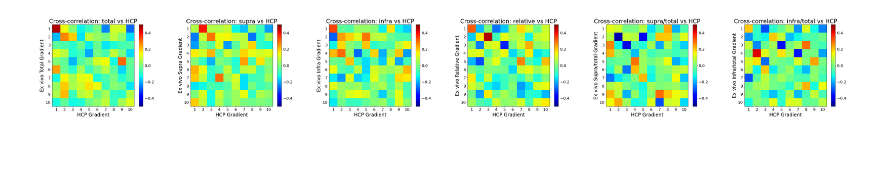
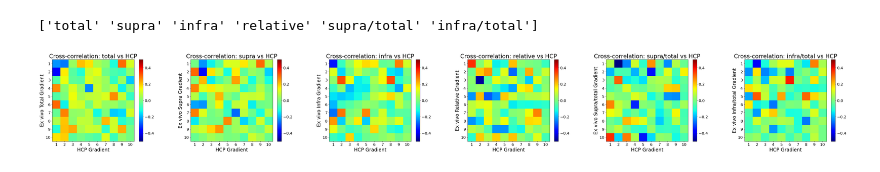
Before and after one commit to dyjung130/cortical_layer, a Jupyter notebook: jupyter-notebook/092325_cortical_gradients/run_spintest.ipynb, the cells around one changed output. Saved outputs shown, nothing was run; the diff lists cells and outputs as text; code cells hidden in the pictures.

```diff
--- a/jupyter-notebook/092325_cortical_gradients/run_spintest.ipynb
+++ b/jupyter-notebook/092325_cortical_gradients/run_spintest.ipynb
@@ -17,9 +17,10 @@ from enigmatoolbox.permutation_testing import spin_test, shuf_test
 
 hcp_save_subpath = 'HCP'
 exvivo_save_subpath = 'EXVIVO'
-hemi = 'rh'# lh or rh
-hcp_grad_file_lh = f'{hcp_save_subpath}/hcp_template_grad_{hemi}.npy'
-npz_path = f'{exvivo_save_subpath}/grad_algnd2_total_grad_{hemi}.npz'
+hemi = 'lh'# lh or rh
+G_sparsity = 0.8
+hcp_grad_file = f'{hcp_save_subpath}/hcp_template_grad_{hemi}_sparsity_0.8.npy'
+npz_path = f'{exvivo_save_subpath}/grad_algnd2_total_grad_{hemi}_sparsity_{G_sparsity}.npz'
 
 #metric_labels = ['Total', 'Supra', 'Infra','Supra/Total','Infra/Total']  # Can be any length
 bar_width = 0.12
@@ -30,31 +31,31 @@ font_size = 16
 ncomp = 3 #number of components to plot ; if not specified, all will be plotted
 
 #for spin test
-number_of_rotations = 1000
+number_of_rotations = 1
 # ---------------------------------------------------------------
 
 # Load HCP gradient maps and calculate spatial similarity
-if os.path.exists(hcp_grad_file_lh):
+if os.path.exists(hcp_grad_file):
     #load hcp data
-    hcp_tmpl_lh = np.load(hcp_grad_file_lh)#this is 32k flsr space
+    hcp_tmpl = np.load(hcp_grad_file)#this is 32k flsr space
 
     with np.load(npz_path, allow_pickle=True) as data:
         arrays = data['arrays']
         labels = data['labels']
         exvivo_grad_names = data['metrics']
-        exvivo_grads_lh = list(zip(arrays, labels, exvivo_grad_names))
+        exvivo_grads = list(zip(arrays, labels, exvivo_grad_names))
 
     print(exvivo_grad_names)
 
     #this should be in the exact order of the exvivo_grad_names
     # this is 32k flsr space
     exvivo_grad_arrays = [
-        exvivo_grads_lh[0][0], #total
-        exvivo_grads_lh[1][0], #supra
-        exvivo_grads_lh[2][0], #infra
-        exvivo_grads_lh[3][0], #supra/total
-        exvivo_grads_lh[4][0], # Note: "Infra/Total" index must match data
-        exvivo_grads_lh[5][0], # Note: "Supra/Total" index must match data
+        exvivo_grads[0][0], #total
+        exvivo_grads[1][0], #supra
+        exvivo_grads[2][0], #infra
+        exvivo_grads[3][0], #supra/total
+        exvivo_grads[4][0], # Note: "Infra/Total" index must match data
+        exvivo_grads[5][0], # Note: "Supra/Total" index must match data
     ]
 
 
@@ -65,17 +66,17 @@ if os.path.exists(hcp_grad_file_lh):
     for grad_name, grad_arr in grad_dict.items():
         # Calculate the spatial correlation (Pearson) between components for ex vivo and HCP
         n_comp = grad_arr.shape[1]
-        n_comp_hcp = hcp_tmpl_lh.shape[1]
+        n_comp_hcp = hcp_tmpl.shape[1]
         min_n = min(n_comp, n_comp_hcp)
         # Trim to the minimum number of components present in both sets
-        corrs = np.diag(np.corrcoef(grad_arr[:, :min_n].T, hcp_tmpl_lh[:, :min_n].T)[:min_n, min_n:])
+        corrs = np.diag(np.corrcoef(grad_arr[:, :min_n].T, hcp_tmpl[:, :min_n].T)[:min_n, min_n:])
         calc_corrs.append((grad_name, corrs))
 
     # --- Compute spin test p-values for each set of correlations ---
     spin_results = []
     for grad_name, grad_arr in grad_dict.items():
         n_comp = grad_arr.shape[1]
-        n_comp_hcp = hcp_tmpl_lh.shape[1]
+        n_comp_hcp = hcp_tmpl.shape[1]
         min_n = min(n_comp, n_comp_hcp)
         p_spin_vec = []
         null_dists = []
@@ -83,7 +84,7 @@ if os.path.exists(hcp_grad_file_lh):
             # spin_test expects 1D input vectors (corresponding surface vertex maps)
             p_spin, null_dist = spin_test(
                 grad_arr[:, i],
-                hcp_tmpl_lh[:, i],
+                hcp_tmpl[:, i],
                 n_rot=number_of_rotations,
                 surface_name='fsa5',
                 parcellation_name='schaefer_400',
@@ -98,39 +99,41 @@ if os.path.exists(hcp_grad_file_lh):
             'p_spin': np.array(p_spin_vec),
             'null_dist': null_dists
         })
+# %% [output]
+['total' 'supra' 'infra' 'relative' 'supra/total' 'infra/total']
 # %%
 # Plot all cross-correlation matrices in a single figure, in a single row
 num_grads = len(grad_dict)
 fig, axes = plt.subplots(1, num_grads, figsize=(8*num_grads, 6), squeeze=False)
 
 # Set font size parameters
 title_fontsize = 24
 label_fontsize = 20
 tick_fontsize = 16
 cbar_label_fontsize = 18
 colormap = 'jet'
 for idx, (grad_name, grad_arr) in enumerate(grad_dict.items()):
     n_comp = grad_arr.shape[1]
-    n_comp_hcp = hcp_tmpl_lh.shape[1]
+    n_comp_hcp = hcp_tmpl.shape[1]
     min_n = min(n_comp, n_comp_hcp)
     # Compute full cross-correlation matrix between ex vivo and HCP gradients
-    corrs = np.corrcoef(grad_arr[:, :min_n].T, hcp_tmpl_lh[:, :min_n].T)[:min_n, min_n:]
+    corrs = np.corrcoef(grad_arr[:, :min_n].T, hcp_tmpl[:, :min_n].T)[:min_n, min_n:]
     ax = axes[0, idx]
     im = ax.imshow(corrs, cmap=colormap, vmin=-0.5, vmax=0.5)
     cbar = fig.colorbar(im, ax=ax, fraction=0.046, pad=0.04)
     # Increase colorbar tick labels and, if needed, label font size
     cbar.ax.tick_params(labelsize=tick_fontsize)
     # Optionally, set cbar label font size if you add a label
     # cbar.set_label('Correlation', fontsize=cbar_label_fontsize)
     ax.set_title(f'Cross-correlation: {grad_name} vs HCP', fontsize=title_fontsize)
     ax.set_xlabel('HCP Gradient', fontsize=label_fontsize)
     ax.set_ylabel(f'Ex vivo {grad_name.capitalize()} Gradient', fontsize=label_fontsize)
     ax.set_xticks(range(min_n), [f'{i+1}' for i in range(min_n)], fontsize=tick_fontsize)
     ax.set_yticks(range(min_n), [f'{i+1}' for i in range(min_n)], fontsize=tick_fontsize)
     # Increase tick parameters directly (in case some backends ignore fontsize in set_xticks)
     ax.tick_params(axis='both', which='major', labelsize=tick_fontsize)
 
 plt.tight_layout()
 plt.show()
 # %% [output]
-[figure, old version]
+[figure, new version]
```
Also changed, not shown: parts of 12 cells of this notebook, 3 other files.
